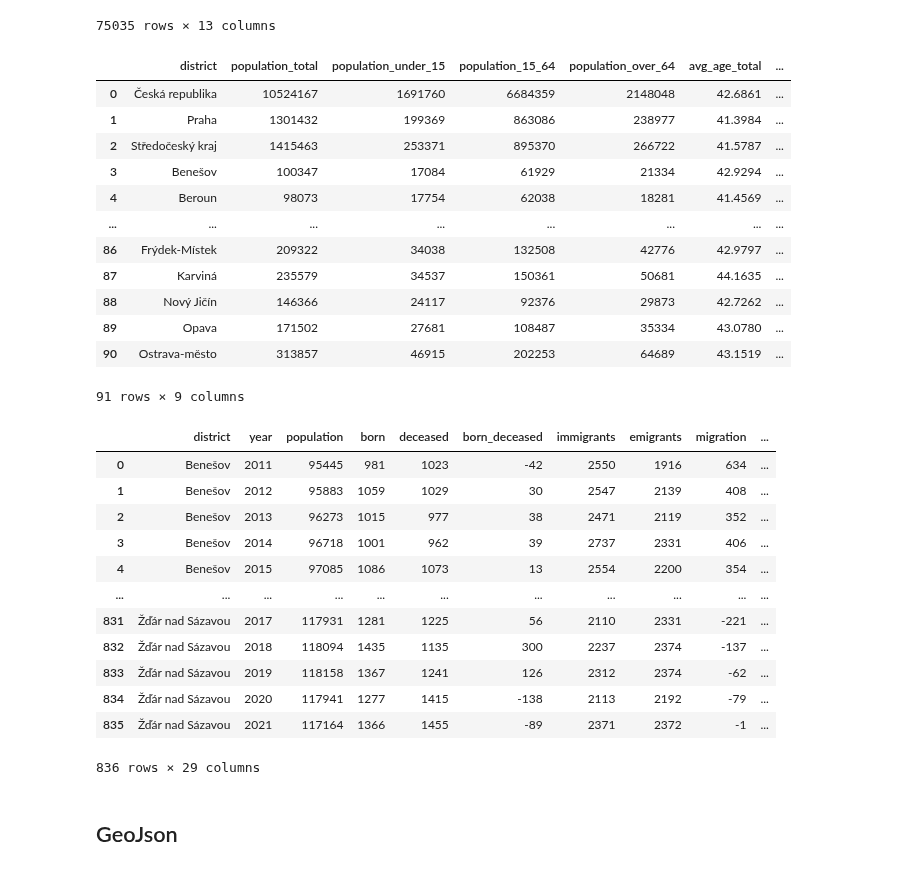
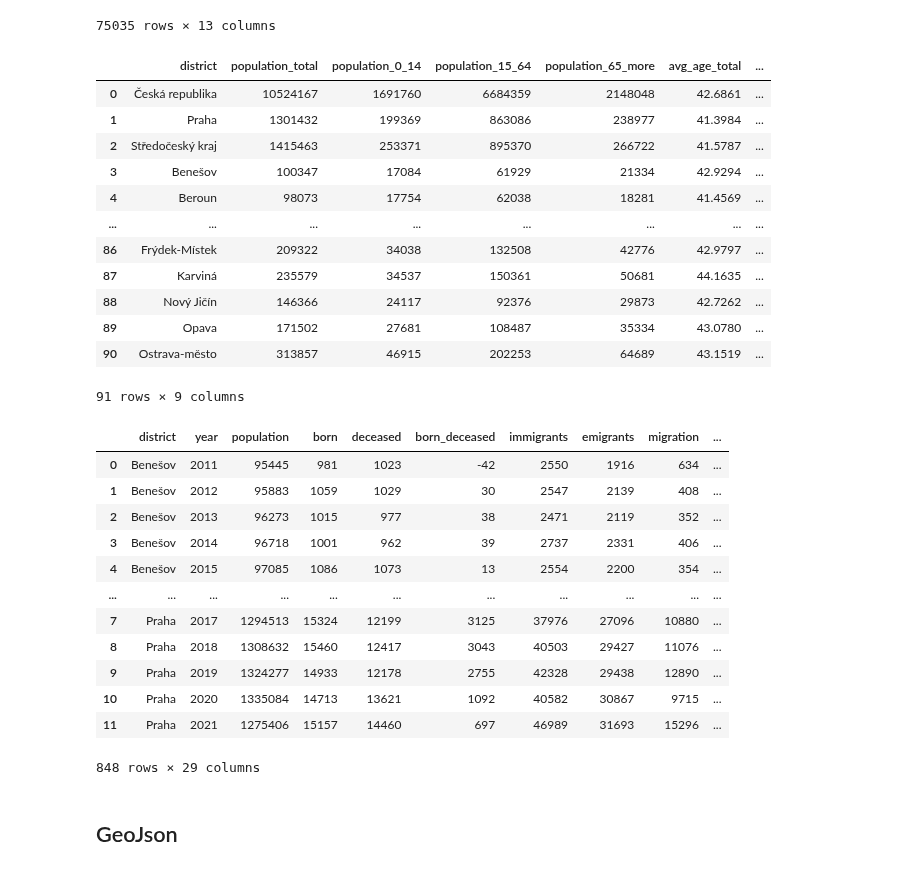
Before and after one commit to opendatalabcz/mapa-zdravi, a Jupyter notebook: src/scripts/demographics.ipynb, the cells around one changed output. Saved outputs shown, nothing was run; the diff lists cells and outputs as text; code cells hidden in the pictures.

```diff
--- a/src/scripts/demographics.ipynb
+++ b/src/scripts/demographics.ipynb
@@ -73,12 +77,12 @@ demo = pd.read_csv(PATH_INTERMEDIATE+'demographics.csv')
 # %%
 # for year 2021 before update on 30/09/2022
 age_categories = pd.read_excel(PATH_RAW+'vek_okres_2021.xlsx')
-age_categories.columns = ['district', 'population_total', 'population_under_15', 'population_15_64', 'population_over_64',
-                         'avg_age_total', 'avg_age_male', 'avg_age_female']
+age_categories.columns = ['district', 'population_total', 'population_0_14', 'population_15_64', 'population_65_more',
+                         'avg_age_total', 'male_avg_age', 'female_avg_age']
 age_categories['year'] = 2021
 age_categories
 # %% [output]
-|  | district | population_total | population_under_15 | population_15_64 | population_over_64 | avg_age_total | ... |
+|  | district | population_total | population_0_14 | population_15_64 | population_65_more | avg_age_total | ... |
 | 0 | Česká republika | 10524167 | 1691760 | 6684359 | 2148048 | 42.6861 | ... |
 | 1 | Praha | 1301432 | 199369 | 863086 | 238977 | 41.3984 | ... |
 | 2 | Středočeský kraj | 1415463 | 253371 | 895370 | 266722 | 41.5787 | ... |
@@ -91,6 +95,8 @@ age_categories
 | 89 | Opava | 171502 | 27681 | 108487 | 35334 | 43.0780 | ... |
 | 90 | Ostrava-město | 313857 | 46915 | 202253 | 64689 | 43.1519 | ... |
 91 rows × 9 columns
+# %%
+praha = pd.merge(praha, age_categories[age_categories.district == 'Praha'], on=['district', 'year'], how='left')
 # %%
 # Updated version for
 
@@ -108,9 +114,9 @@ for file_name in os.listdir(PATH_RAW+'population_age_2012-2021/'):
     idx_first = np.where(tmp.index.get_loc('Stav obyvatel k 31.12.') == True)[0][0]
     idx_last = np.where(tmp.index.get_loc('Sňatky celkem') == True)[0][0]
     tmp = tmp[idx_first:idx_last].T.reset_index()
-    tmp.columns = ['year', 'population_total', 'population_under_15', 'population_15_64', 'population_over_64', 'avg_age_total', 'age_index_total',
-                            'female_total', 'female_under_15', 'female_15_64', 'female_over_64', 'female_avg_age', 'female_age_index',
-                            'male_total', 'male_under_15', 'male_15_64', 'male_over_64', 'male_avg_age', 'male_age_index']
+    tmp.columns = ['year', 'population_total', 'population_0_14', 'population_15_64', 'population_65_more', 'avg_age_total', 'age_index_total',
+                            'female_total', 'female_0_14', 'female_15_64', 'female_65_more', 'female_avg_age', 'female_age_index',
+                            'male_total', 'male_0_14', 'male_15_64', 'male_65_more', 'male_avg_age', 'male_age_index']
 
     tmp['district'] = nuts[nuts_num]
     # tmp['village_name'] = village_name
@@ -133,9 +139,9 @@ for file_name in os.listdir(PATH_RAW+'population_age_2011-2020/'):
     idx_first = np.where(tmp.index.get_loc('Stav obyvatel k 31.12.') == True)[0][0]
     idx_last = np.where(tmp.index.get_loc('Sňatky') == True)[0][0]
     tmp = tmp[idx_first:idx_last].T.reset_index()
-    tmp.columns = ['year', 'population_total', 'population_under_15', 'population_15_64', 'population_over_64', 'avg_age_total', 'age_index_total',
-                            'female_total', 'female_under_15', 'female_15_64', 'female_over_64', 'female_avg_age', 'female_age_index',
-                            'male_total', 'male_under_15', 'male_15_64', 'male_over_64', 'male_avg_age', 'male_age_index']
+    tmp.columns = ['year', 'population_total', 'population_0_14', 'population_15_64', 'population_65_more', 'avg_age_total', 'age_index_total',
+                            'female_total', 'female_0_14', 'female_15_64', 'female_65_more', 'female_avg_age', 'female_age_index',
+                            'male_total', 'male_0_14', 'male_15_64', 'male_65_more', 'male_avg_age', 'male_age_index']
 
     tmp['district'] = nuts[nuts_num]
     # tmp['village_name'] = village_name
@@ -153,21 +159,22 @@ total_age = district_ages.append(district_ages_old)
 # %%
 districts_df = demo.groupby(['district', 'year']).sum().drop(columns='village_num').reset_index()
 inv_nuts = {v: k for k, v in nuts.items()}
 demographics_total = pd.merge(districts_df, total_age, on=['district', 'year'])
+demographics_total = demographics_total.append(praha.drop(columns=['village_num', 'village_name']))
 demographics_total['NUTS'] = demographics_total['district'].apply(lambda x: inv_nuts[x])
 demographics_total
 # %% [output]
 |  | district | year | population | born | deceased | born_deceased | immigrants | emigrants | migration | ... |
 | 0 | Benešov | 2011 | 95445 | 981 | 1023 | -42 | 2550 | 1916 | 634 | ... |
 | 1 | Benešov | 2012 | 95883 | 1059 | 1029 | 30 | 2547 | 2139 | 408 | ... |
 | 2 | Benešov | 2013 | 96273 | 1015 | 977 | 38 | 2471 | 2119 | 352 | ... |
 | 3 | Benešov | 2014 | 96718 | 1001 | 962 | 39 | 2737 | 2331 | 406 | ... |
 | 4 | Benešov | 2015 | 97085 | 1086 | 1073 | 13 | 2554 | 2200 | 354 | ... |
 | ... | ... | ... | ... | ... | ... | ... | ... | ... | ... | ... |
-| 831 | Žďár nad Sázavou | 2017 | 117931 | 1281 | 1225 | 56 | 2110 | 2331 | -221 | ... |
-| 832 | Žďár nad Sázavou | 2018 | 118094 | 1435 | 1135 | 300 | 2237 | 2374 | -137 | ... |
-| 833 | Žďár nad Sázavou | 2019 | 118158 | 1367 | 1241 | 126 | 2312 | 2374 | -62 | ... |
-| 834 | Žďár nad Sázavou | 2020 | 117941 | 1277 | 1415 | -138 | 2113 | 2192 | -79 | ... |
-| 835 | Žďár nad Sázavou | 2021 | 117164 | 1366 | 1455 | -89 | 2371 | 2372 | -1 | ... |
+| 7 | Praha | 2017 | 1294513 | 15324 | 12199 | 3125 | 37976 | 27096 | 10880 | ... |
+| 8 | Praha | 2018 | 1308632 | 15460 | 12417 | 3043 | 40503 | 29427 | 11076 | ... |
+| 9 | Praha | 2019 | 1324277 | 14933 | 12178 | 2755 | 42328 | 29438 | 12890 | ... |
+| 10 | Praha | 2020 | 1335084 | 14713 | 13621 | 1092 | 40582 | 30867 | 9715 | ... |
+| 11 | Praha | 2021 | 1275406 | 15157 | 14460 | 697 | 46989 | 31693 | 15296 | ... |
-836 rows × 29 columns
+848 rows × 29 columns
 # %%
```
Also changed, not shown: parts of 3 cells of this notebook.
